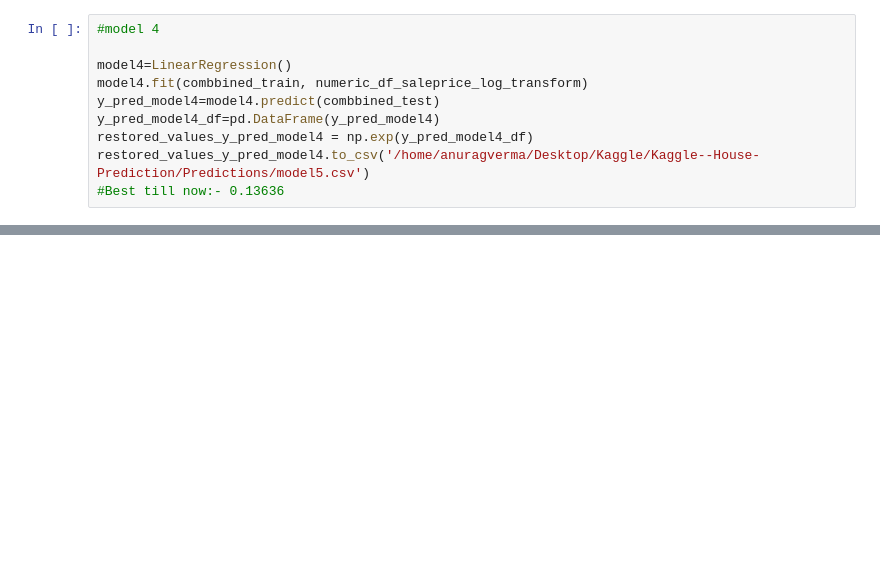
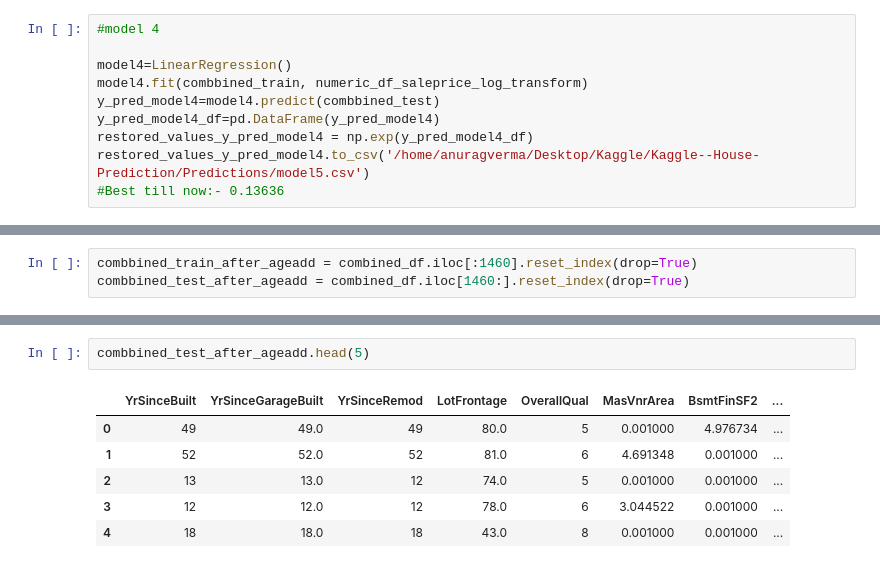
Before and after one commit to Anurag163/Kaggle--House-Prediction, a Jupyter notebook: RFE.ipynb, the cells around one changed output, grey strips where cells are left out. Cells and saved outputs as stored; diff of their text form; blank space fills up the shorter version.

```diff
--- a/RFE.ipynb
+++ b/RFE.ipynb
@@ -435,0 +551,3 @@ restored_values_y_pred_model4.head(5)
+# %%
+combbined_train_after_ageadd = combined_df.iloc[:1460].reset_index(drop=True)
+combbined_test_after_ageadd = combined_df.iloc[1460:].reset_index(drop=True)
@@ -435,0 +569,9 @@ restored_values_y_pred_model4.head(5)
+# %%
+combbined_test_after_ageadd.head(5)
+# %% [output]
+|  | YrSinceBuilt | YrSinceGarageBuilt | YrSinceRemod | LotFrontage | OverallQual | MasVnrArea | BsmtFinSF2 | ... |
+| 0 | 49 | 49.0 | 49 | 80.0 | 5 | 0.001000 | 4.976734 | ... |
+| 1 | 52 | 52.0 | 52 | 81.0 | 6 | 4.691348 | 0.001000 | ... |
+| 2 | 13 | 13.0 | 12 | 74.0 | 5 | 0.001000 | 0.001000 | ... |
+| 3 | 12 | 12.0 | 12 | 78.0 | 6 | 3.044522 | 0.001000 | ... |
+| 4 | 18 | 18.0 | 18 | 43.0 | 8 | 0.001000 | 0.001000 | ... |
```
Also changed, not shown: parts of 26 cells of this notebook, 4 other files.
